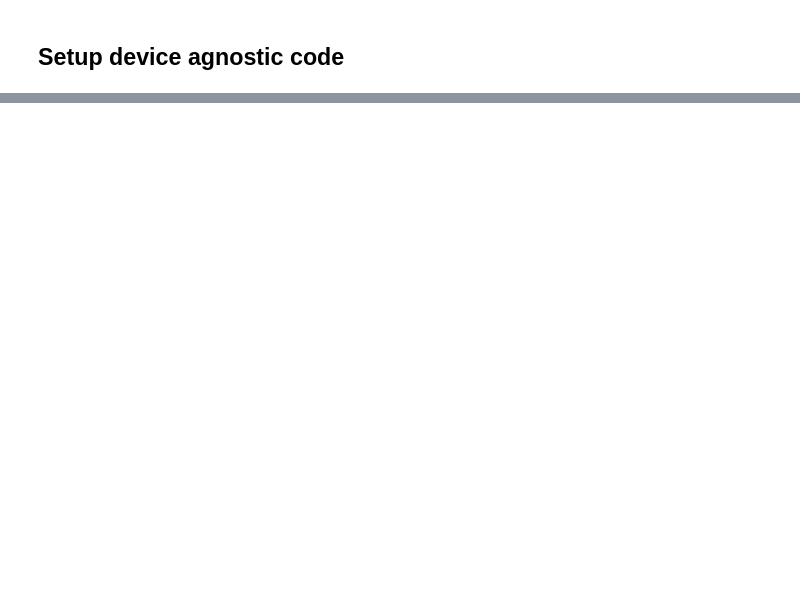
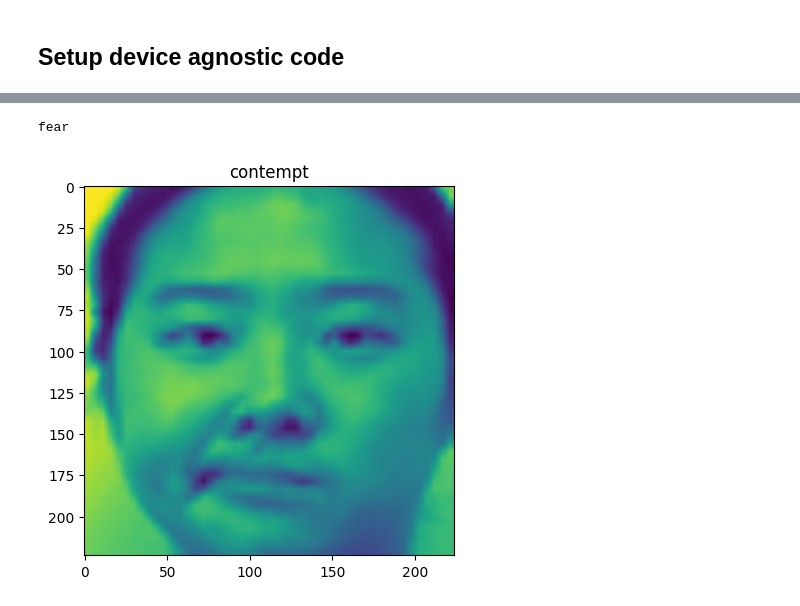
Before and after one commit to Manvi1718/Emotion_Analysis, a Jupyter notebook: MAIN.ipynb, the cells around one changed output, grey strips where cells are left out. Drawn from its saved outputs; the diff is of its cells as text; code cells hidden in the pictures; blank space fills up the shorter version.

```diff
--- a/MAIN.ipynb
+++ b/MAIN.ipynb
@@ -75,8 +108,8 @@ transform = transforms.Compose([
 ])
 # %%
 # Path to the root directory of your train and test data in Google Drive
-train_data_path = '/content/drive/MyDrive/train_test/train/train_d'
-test_data_path = '/content/drive/MyDrive/train_test/test/test_d'
+train_data_path = '/content/drive/MyDrive/pytorch/ck+/CK+48 splitted/train_d'
+test_data_path = '/content/drive/MyDrive/pytorch/ck+/CK+48 splitted/test_d'
 
 # List of emotion labels
 emotion_labels = [
@@ -94,7 +127,7 @@ class CustomDataset(Dataset):
 
     def __getitem__(self, idx):
         image_path = self.image_paths[idx]
-        image = Image.open(image_path).convert('RGB')
+        image = Image.open(image_path)
 
         if self.transform:
             image = self.transform(image)
@@ -150,10 +203,16 @@ print(f"image label : {class_names[label]}")
+# %%
+print(emotion_labels[3])
+# %% [output]
+fear
 # %%
 # Assuming your image is in the shape (3, 224, 224)
 image = image.permute(1, 2, 0)
 
 plt.imshow(image)
-plt.title(label)
+plt.title(emotion_labels[label])
 plt.show()
+# %% [output]
+[figure, added]
 # %%
 # plot more images
 torch.manual_seed(42)
```
Also changed, not shown: parts of 20 cells of this notebook.
